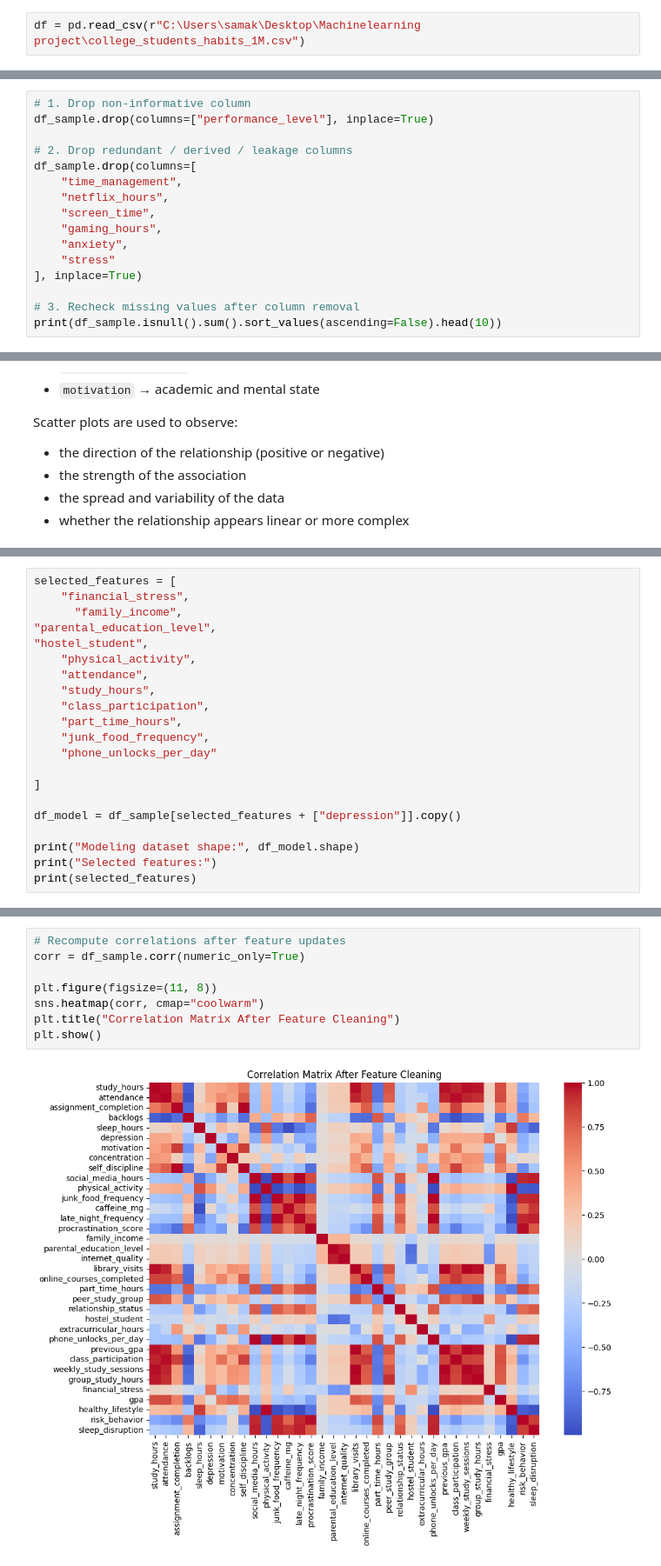
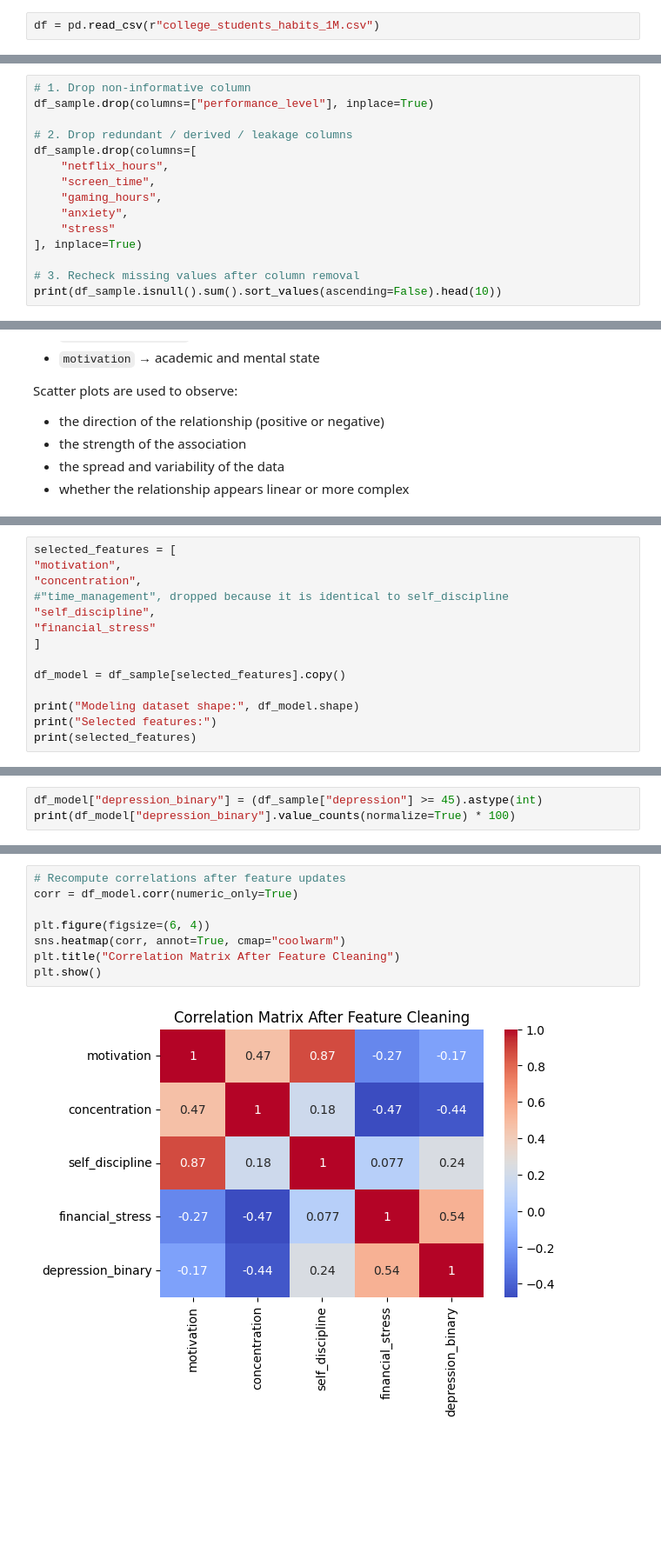
Before and after one commit to XyronTeam/ml-project, a Jupyter notebook: src/dataset_b/notebook_b.ipynb, the cells around one changed output, grey strips where cells are left out. Shown at 87% size. Cells and saved outputs as stored; diff of their text form; blank space fills up the shorter version.

Commit message:
Add more informative modelling, made the scope to only the mental factors.

```diff
--- a/src/dataset_b/notebook_b.ipynb
+++ b/src/dataset_b/notebook_b.ipynb
@@ -37,7 +35,7 @@ from sklearn.ensemble import RandomForestRegressor
 # %% [markdown]
 ## Step 2: Load the Dataset
 # %%
-df = pd.read_csv(r"C:\Users\samak\Desktop\Machinelearning project\college_students_habits_1M.csv")
+df = pd.read_csv(r"college_students_habits_1M.csv")
 # %% [markdown]
 ## Step 3: Inspect the Dataset Structure
 # %%
@@ -567,7 +635,6 @@ df_sample.drop(columns=["performance_level"], inplace=True)
 
 # 2. Drop redundant / derived / leakage columns
 df_sample.drop(columns=[
-    "time_management",
     "netflix_hours",
     "screen_time",
     "gaming_hours",
@@ -674,20 +771,13 @@ The final feature set was limited to 10 variables in order to build a more focus
 # %%
 selected_features = [
-    "financial_stress",
-      "family_income",
-"parental_education_level",
-"hostel_student",
-    "physical_activity",
-    "attendance",
-    "study_hours",
-    "class_participation",
-    "part_time_hours",
-    "junk_food_frequency",
-    "phone_unlocks_per_day"
-
+"motivation",
+"concentration",
+#"time_management", dropped because it is identical to self_discipline
+"self_discipline",
+"financial_stress"
 ]
 
-df_model = df_sample[selected_features + ["depression"]].copy()
+df_model = df_sample[selected_features].copy()
 
 print("Modeling dataset shape:", df_model.shape)
 print("Selected features:")
@@ -698,0 +820,3 @@ Selected features:
+# %%
+df_model["depression_binary"] = (df_sample["depression"] >= 45).astype(int)
+print(df_model["depression_binary"].value_counts(normalize=True) * 100)
@@ -705,10 +836,10 @@ Sample dataset shape: (100000, 12)
 # %%
 # Recompute correlations after feature updates
-corr = df_sample.corr(numeric_only=True)
+corr = df_model.corr(numeric_only=True)
 
-plt.figure(figsize=(11, 8))
-sns.heatmap(corr, cmap="coolwarm")
+plt.figure(figsize=(6, 4))
+sns.heatmap(corr, annot=True, cmap="coolwarm")
 plt.title("Correlation Matrix After Feature Cleaning")
 plt.show()
 # %% [output]
-[figure, old version]
+[figure, new version]
```
Also changed, not shown: parts of 53 cells of this notebook.
